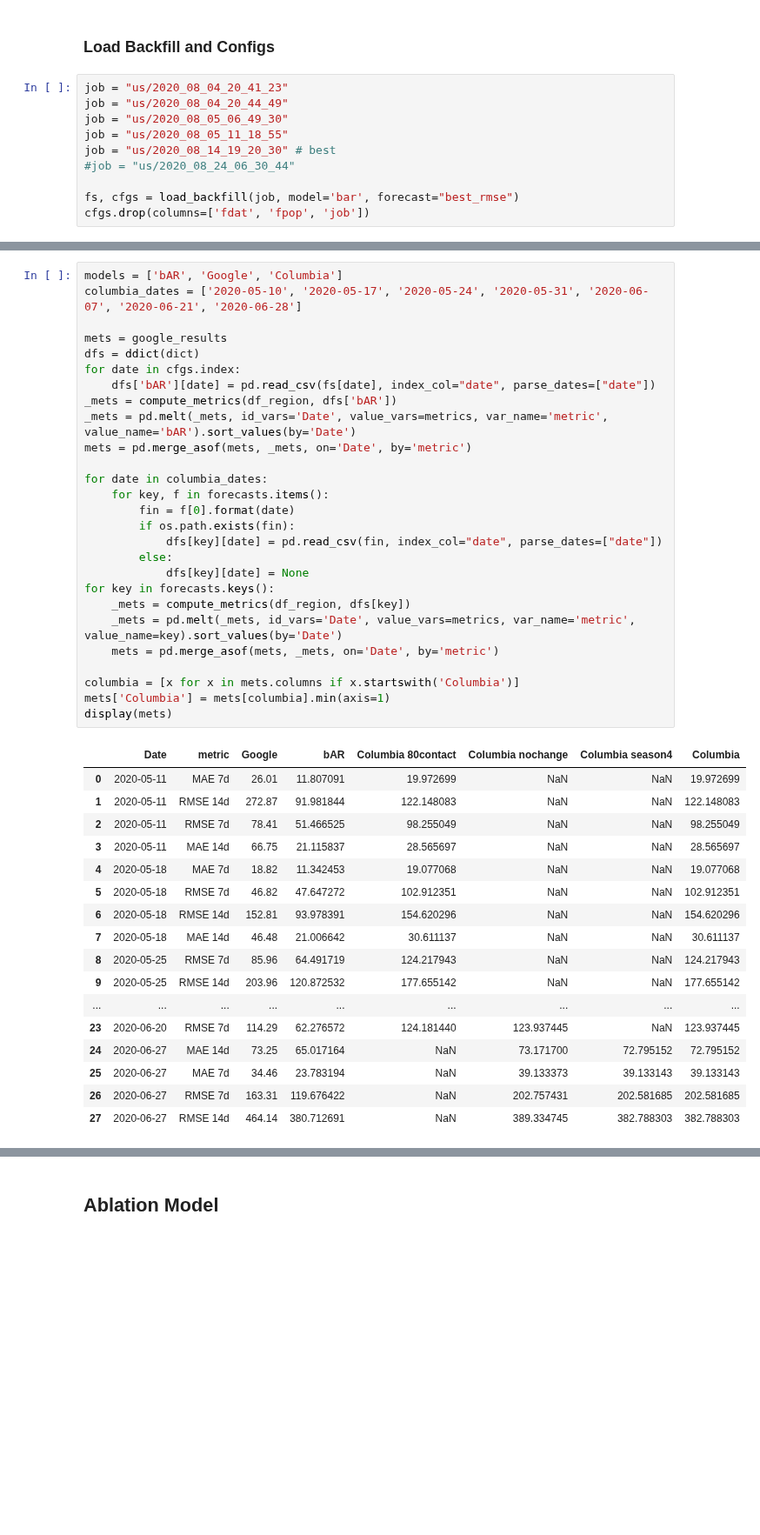
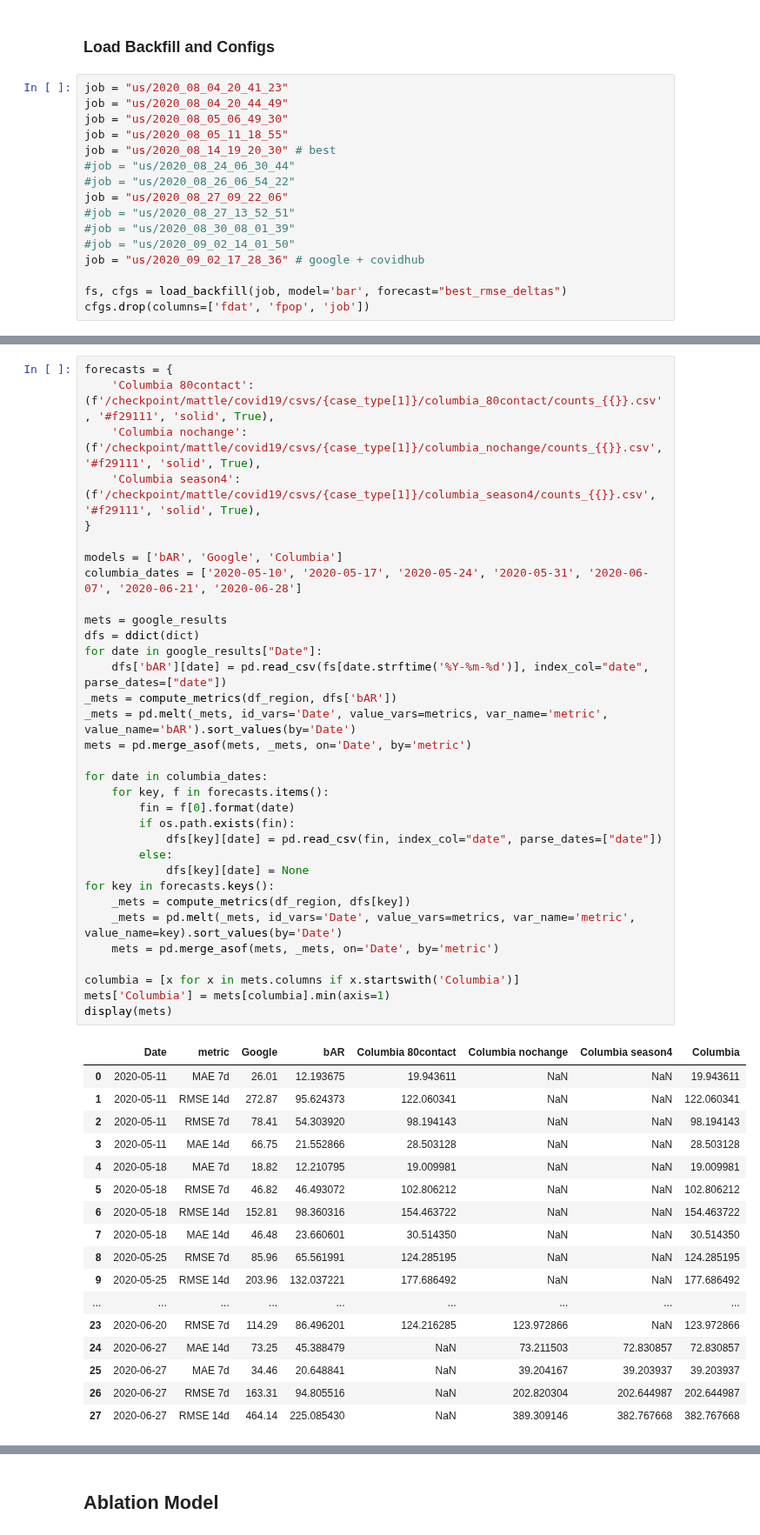
Before and after one commit to facebookresearch/covid19_spread, a Jupyter notebook: notebooks/paper-us-counties.ipynb, the cells around one changed output, grey strips where cells are left out. Shown at 87% size. Cells and saved outputs as stored; diff of their text form; blank space fills up the shorter version.

Commit message:
update us counties notebook for paper

```diff
--- a/notebooks/paper-us-counties.ipynb
+++ b/notebooks/paper-us-counties.ipynb
@@ -147,8 +160,14 @@ job = "us/2020_08_05_06_49_30"
 job = "us/2020_08_05_11_18_55"
 job = "us/2020_08_14_19_20_30" # best
 #job = "us/2020_08_24_06_30_44"
+#job = "us/2020_08_26_06_54_22"
+job = "us/2020_08_27_09_22_06"
+#job = "us/2020_08_27_13_52_51"
+#job = "us/2020_08_30_08_01_39"
+#job = "us/2020_09_02_14_01_50"
+job = "us/2020_09_02_17_28_36" # google + covidhub
 
-fs, cfgs = load_backfill(job, model='bar', forecast="best_rmse")
+fs, cfgs = load_backfill(job, model='bar', forecast="best_rmse_deltas")
 cfgs.drop(columns=['fdat', 'fpop', 'job'])
 # %% [output]
 |  | activation | decay | dropout | eta | granger | loss | lr | momentum | n_models | niters | ... |
@@ -167,50 +195,56 @@ Compare our forecasts to published data by
 - Google
 - Columbia
 # %%
+forecasts = {
+    'Columbia 80contact': (f'/checkpoint/mattle/covid19/csvs/{case_type[1]}/columbia_80contact/counts_{{}}.csv', '#f29111', 'solid', True),
+    'Columbia nochange': (f'/checkpoint/mattle/covid19/csvs/{case_type[1]}/columbia_nochange/counts_{{}}.csv', '#f29111', 'solid', True),
+    'Columbia season4': (f'/checkpoint/mattle/covid19/csvs/{case_type[1]}/columbia_season4/counts_{{}}.csv', '#f29111', 'solid', True),
+}
+
 models = ['bAR', 'Google', 'Columbia']
 columbia_dates = ['2020-05-10', '2020-05-17', '2020-05-24', '2020-05-31', '2020-06-07', '2020-06-21', '2020-06-28']
 
 mets = google_results
 dfs = ddict(dict)
-for date in cfgs.index:
-    dfs['bAR'][date] = pd.read_csv(fs[date], index_col="date", parse_dates=["date"])
+for date in google_results["Date"]:
+    dfs['bAR'][date] = pd.read_csv(fs[date.strftime('%Y-%m-%d')], index_col="date", parse_dates=["date"])
 _mets = compute_metrics(df_region, dfs['bAR'])
 _mets = pd.melt(_mets, id_vars='Date', value_vars=metrics, var_name='metric', value_name='bAR').sort_values(by='Date')
 mets = pd.merge_asof(mets, _mets, on='Date', by='metric')
 
 for date in columbia_dates:
     for key, f in forecasts.items():
         fin = f[0].format(date)
         if os.path.exists(fin):
             dfs[key][date] = pd.read_csv(fin, index_col="date", parse_dates=["date"])
         else:
             dfs[key][date] = None
 for key in forecasts.keys():
     _mets = compute_metrics(df_region, dfs[key])
     _mets = pd.melt(_mets, id_vars='Date', value_vars=metrics, var_name='metric', value_name=key).sort_values(by='Date')
     mets = pd.merge_asof(mets, _mets, on='Date', by='metric')
 
 columbia = [x for x in mets.columns if x.startswith('Columbia')]
 mets['Columbia'] = mets[columbia].min(axis=1)
 display(mets)
 # %% [output]
 |  | Date | metric | Google | bAR | Columbia 80contact | Columbia nochange | Columbia season4 | Columbia |
-| 0 | 2020-05-11 | MAE 7d | 26.01 | 11.807091 | 19.972699 | NaN | NaN | 19.972699 |
-| 1 | 2020-05-11 | RMSE 14d | 272.87 | 91.981844 | 122.148083 | NaN | NaN | 122.148083 |
-| 2 | 2020-05-11 | RMSE 7d | 78.41 | 51.466525 | 98.255049 | NaN | NaN | 98.255049 |
-| 3 | 2020-05-11 | MAE 14d | 66.75 | 21.115837 | 28.565697 | NaN | NaN | 28.565697 |
-| 4 | 2020-05-18 | MAE 7d | 18.82 | 11.342453 | 19.077068 | NaN | NaN | 19.077068 |
-| 5 | 2020-05-18 | RMSE 7d | 46.82 | 47.647272 | 102.912351 | NaN | NaN | 102.912351 |
-| 6 | 2020-05-18 | RMSE 14d | 152.81 | 93.978391 | 154.620296 | NaN | NaN | 154.620296 |
-| 7 | 2020-05-18 | MAE 14d | 46.48 | 21.006642 | 30.611137 | NaN | NaN | 30.611137 |
-| 8 | 2020-05-25 | RMSE 7d | 85.96 | 64.491719 | 124.217943 | NaN | NaN | 124.217943 |
-| 9 | 2020-05-25 | RMSE 14d | 203.96 | 120.872532 | 177.655142 | NaN | NaN | 177.655142 |
+| 0 | 2020-05-11 | MAE 7d | 26.01 | 12.193675 | 19.943611 | NaN | NaN | 19.943611 |
+| 1 | 2020-05-11 | RMSE 14d | 272.87 | 95.624373 | 122.060341 | NaN | NaN | 122.060341 |
+| 2 | 2020-05-11 | RMSE 7d | 78.41 | 54.303920 | 98.194143 | NaN | NaN | 98.194143 |
+| 3 | 2020-05-11 | MAE 14d | 66.75 | 21.552866 | 28.503128 | NaN | NaN | 28.503128 |
+| 4 | 2020-05-18 | MAE 7d | 18.82 | 12.210795 | 19.009981 | NaN | NaN | 19.009981 |
+| 5 | 2020-05-18 | RMSE 7d | 46.82 | 46.493072 | 102.806212 | NaN | NaN | 102.806212 |
+| 6 | 2020-05-18 | RMSE 14d | 152.81 | 98.360316 | 154.463722 | NaN | NaN | 154.463722 |
+| 7 | 2020-05-18 | MAE 14d | 46.48 | 23.660601 | 30.514350 | NaN | NaN | 30.514350 |
+| 8 | 2020-05-25 | RMSE 7d | 85.96 | 65.561991 | 124.285195 | NaN | NaN | 124.285195 |
+| 9 | 2020-05-25 | RMSE 14d | 203.96 | 132.037221 | 177.686492 | NaN | NaN | 177.686492 |
 | ... | ... | ... | ... | ... | ... | ... | ... | ... |
-| 23 | 2020-06-20 | RMSE 7d | 114.29 | 62.276572 | 124.181440 | 123.937445 | NaN | 123.937445 |
-| 24 | 2020-06-27 | MAE 14d | 73.25 | 65.017164 | NaN | 73.171700 | 72.795152 | 72.795152 |
-| 25 | 2020-06-27 | MAE 7d | 34.46 | 23.783194 | NaN | 39.133373 | 39.133143 | 39.133143 |
-| 26 | 2020-06-27 | RMSE 7d | 163.31 | 119.676422 | NaN | 202.757431 | 202.581685 | 202.581685 |
-| 27 | 2020-06-27 | RMSE 14d | 464.14 | 380.712691 | NaN | 389.334745 | 382.788303 | 382.788303 |
+| 23 | 2020-06-20 | RMSE 7d | 114.29 | 86.496201 | 124.216285 | 123.972866 | NaN | 123.972866 |
+| 24 | 2020-06-27 | MAE 14d | 73.25 | 45.388479 | NaN | 73.211503 | 72.830857 | 72.830857 |
+| 25 | 2020-06-27 | MAE 7d | 34.46 | 20.648841 | NaN | 39.204167 | 39.203937 | 39.203937 |
+| 26 | 2020-06-27 | RMSE 7d | 163.31 | 94.805516 | NaN | 202.820304 | 202.644987 | 202.644987 |
+| 27 | 2020-06-27 | RMSE 14d | 464.14 | 225.085430 | NaN | 389.309146 | 382.767668 | 382.767668 |
 # %%
 ms = pd.melt(mets, id_vars=['Date', 'metric'], value_vars=models, var_name='model')
 sources = {m: ([], []) for m in metrics}
```
Also changed, not shown: parts of 14 cells of this notebook.
